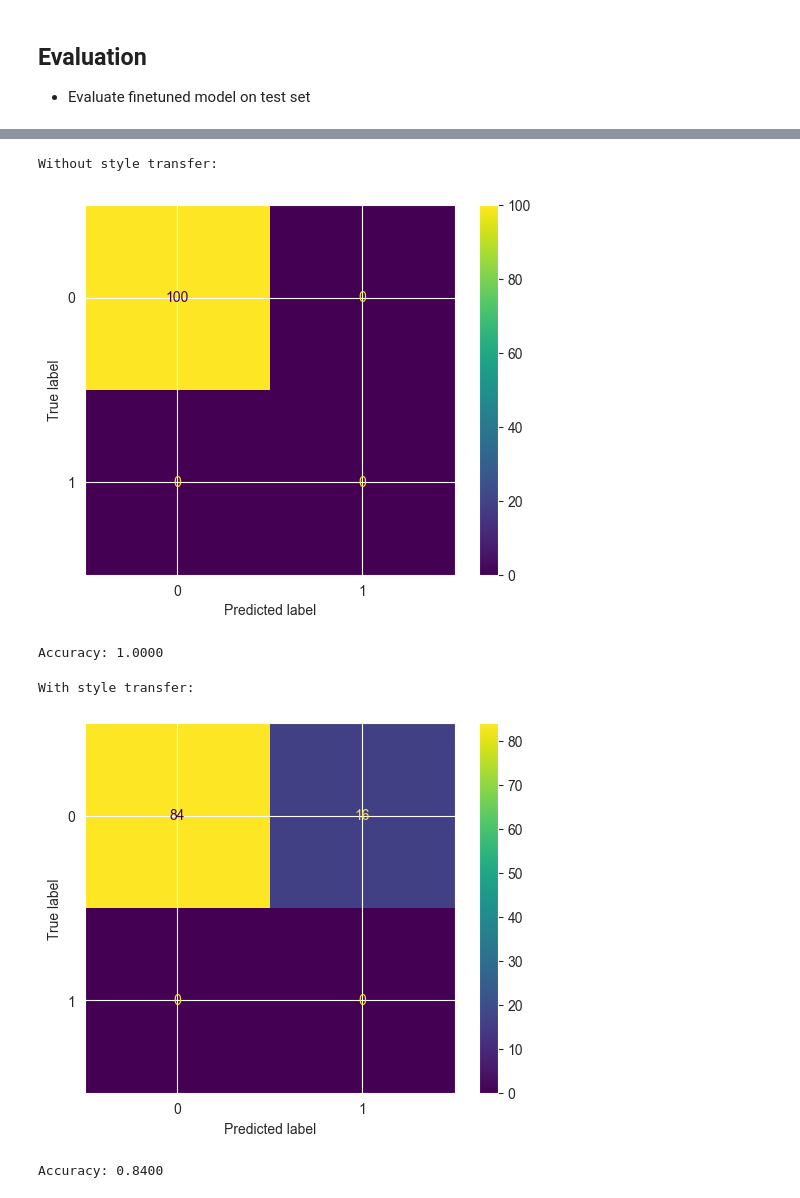
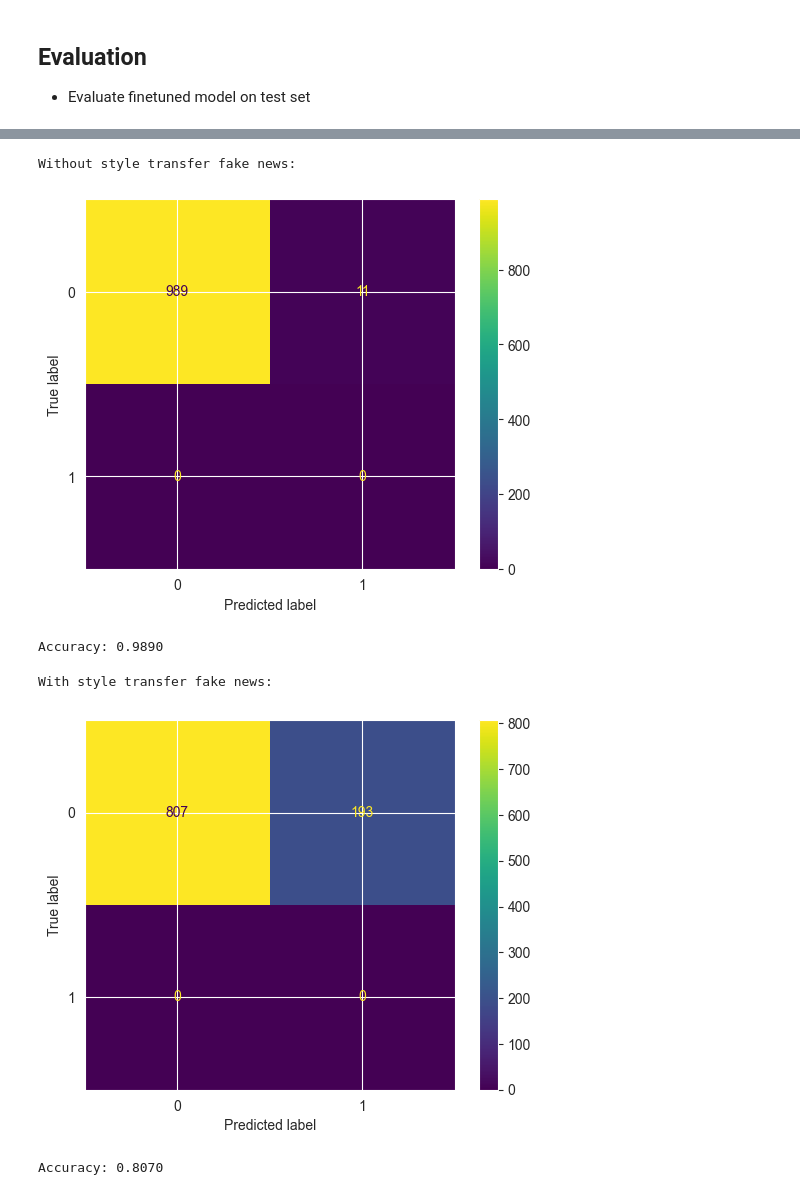
Before and after one commit to martin3398/nlp-project-2023, a Jupyter notebook: 04_Evaluate.ipynb, the cells around one changed output, grey strips where cells are left out. Cells and saved outputs as stored; diff of their text form; code cells hidden in the pictures.

Commit message:
Add real news style transfer to experiment

```diff
--- a/04_Evaluate.ipynb
+++ b/04_Evaluate.ipynb
@@ -93,14 +90,31 @@ transferred_dataset = torch.load(shared.transferred_testset_path)
+# %%
+from pathlib import Path
+
+WORKDIR = Path(".")
+DATADIR = WORKDIR / "data"
+untransferred_fake_testset_path = DATADIR / 'untransferred_fake_testset.pt'
+transferred_fake_testset_path = DATADIR / 'transferred_fake_testset.pt'
+transferred_fake_csv_path = DATADIR / 'transferred_fake_testset.csv'
+
+untransferred_real_testset_path = DATADIR / 'untransferred_real_testset.pt'
+transferred_real_testset_path = DATADIR / 'transferred_real_testset.pt'
+transferred_real_csv_path = DATADIR / 'transferred_real_testset.csv'
+# %%
+untransferred_testset_fake = torch.load(untransferred_fake_testset_path)
+untransferred_testset_real = torch.load(untransferred_real_testset_path)
+transferred_testset_fake = torch.load(transferred_fake_testset_path)
+transferred_testset_real = torch.load(transferred_real_testset_path)
 # %%
-print("Without style transfer:\n")
-eval_model(untransferred_dataset)
+print("Without style transfer fake news:\n")
+eval_model(untransferred_testset_fake)
 # %% [output]
-Without style transfer:
+Without style transfer fake news:
-[figure, old version]
+[figure, new version]
-Accuracy: 1.0000
+Accuracy: 0.9890
 # %%
-print("With style transfer:\n")
-eval_model(transferred_dataset)
+print("With style transfer fake news:\n")
+eval_model(transferred_testset_fake)
 # %% [output]
-With style transfer:
+With style transfer fake news:
-[figure, old version]
+[figure, new version]
-Accuracy: 0.8400
+Accuracy: 0.8070
```
Also changed, not shown: parts of 4 cells of this notebook, 6 other files.
